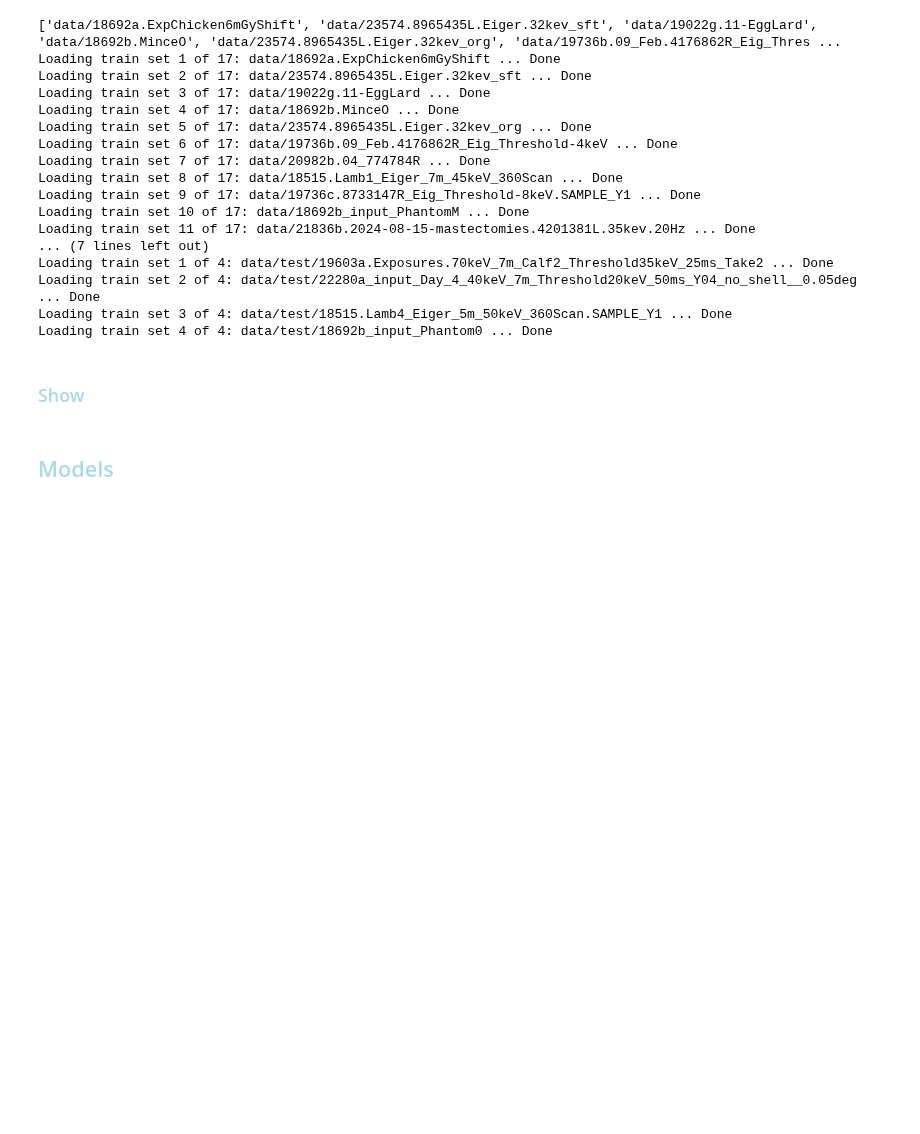
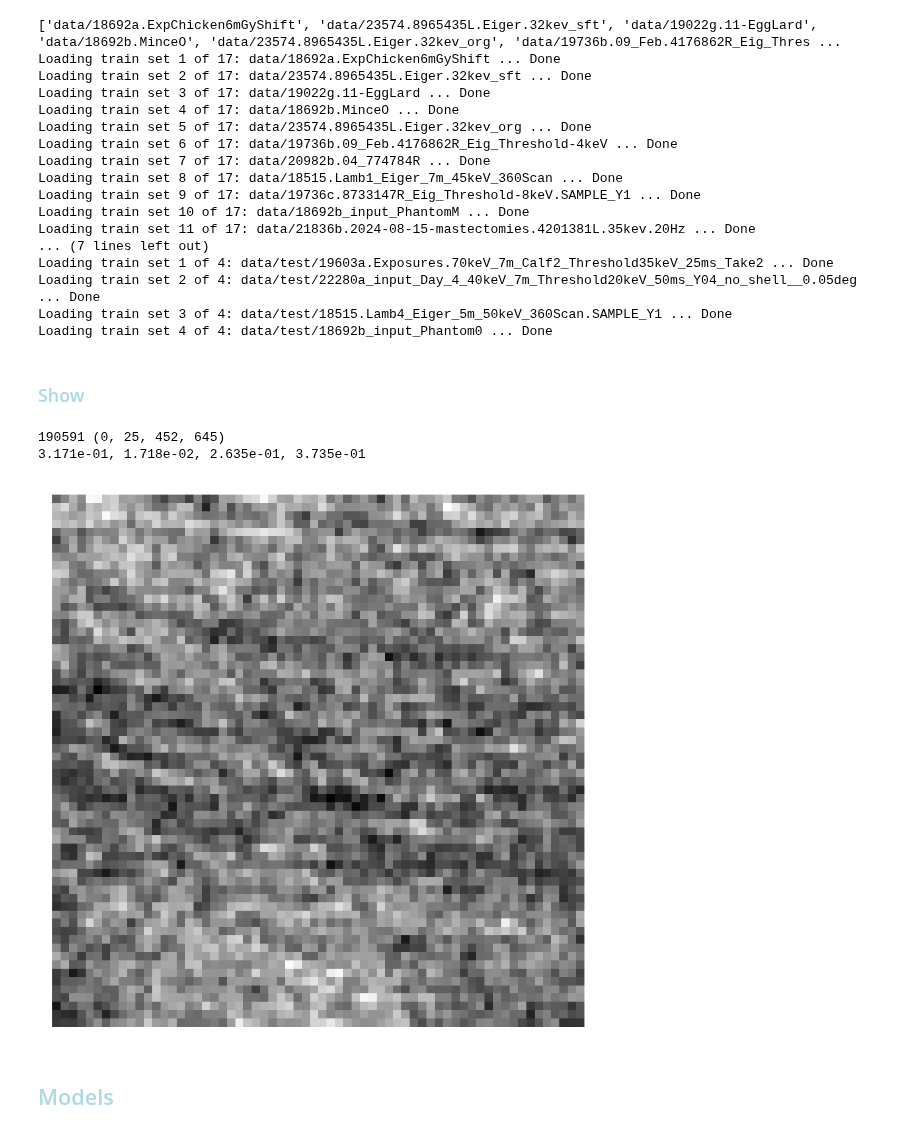
Before and after one commit to AustralianSynchrotron/sinogap, a Jupyter notebook: sinogap_dj1.ipynb, the cells around one changed output. Saved outputs shown, nothing was run; the diff lists cells and outputs as text; code cells hidden in the pictures; blank space fills up the shorter version.

```diff
--- a/sinogap_dj1.ipynb
+++ b/sinogap_dj1.ipynb
@@ -75,14 +75,18 @@ Loading train set 4 of 4: data/test/18692b_input_Phantom0 ... Done
 # %%
 sg.examples = [
     ((3, 476, 2880), 0.78),
     ((2, 118,  988), 0.89),
     ((0, 298, 1557), 0.846),
     ((3, 925,  592), 0.35)
 ]
 
 sg.refImages, sg.refNoises, sg.refBoxes = sg.createReferences(sg.testSet, 0)
-#sg.showMe(sg.testSet)
+sg.showMe(sg.testSet)
 #sg.displayImages()
+# %% [output]
+190591 (0, 25, 452, 645)
+3.171e-01, 1.718e-02, 2.635e-01, 3.735e-01
+[figure, added]
 # %% [markdown]
 ## <font style="color:lightblue">Models</font>
 # %% [markdown]
```
Also changed, not shown: parts of 14 cells of this notebook.
